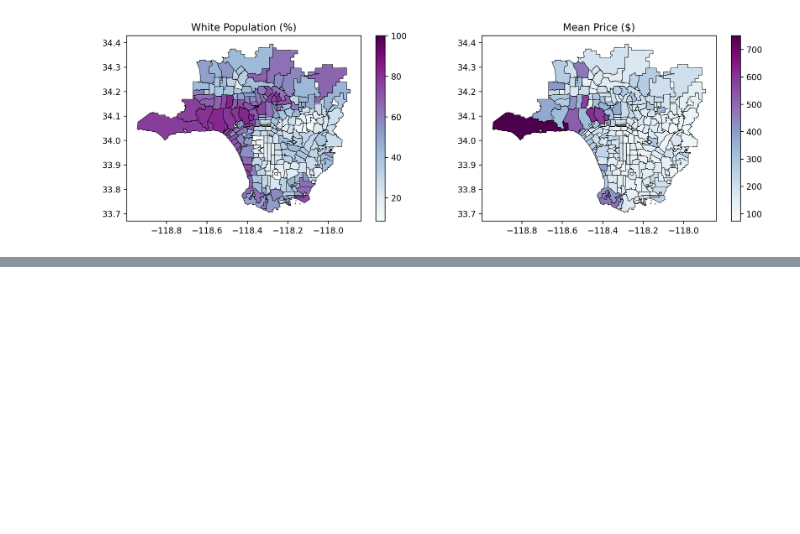
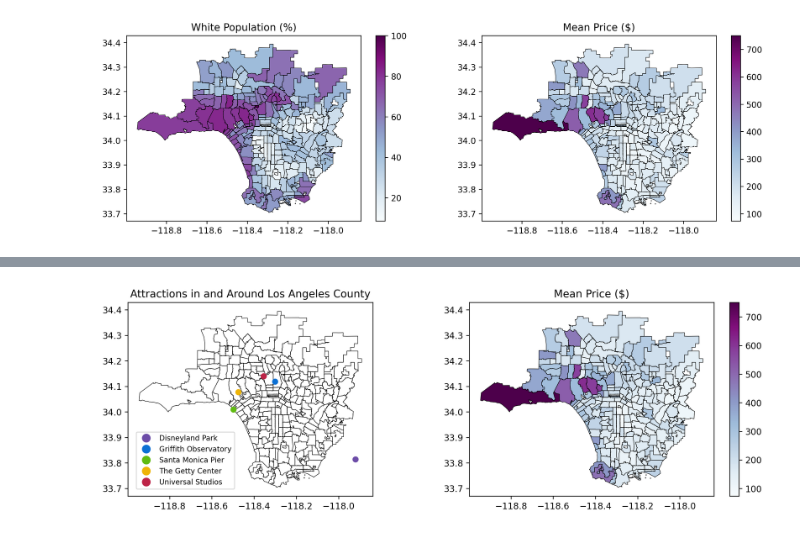
Before and after one commit to SameeckBhatia/Airbnb-ML-Economist, a Jupyter notebook: la_airbnb.ipynb, the cells around one changed output, grey strips where cells are left out. Cells and saved outputs as stored; diff of their text form; code cells hidden in the pictures; blank space fills up the shorter version.

```diff
--- a/la_airbnb.ipynb
+++ b/la_airbnb.ipynb
@@ -345,0 +375,19 @@ plt.show()
+# %%
+cmap = ListedColormap(["#6D4DA8", "#0C70D4", "#60BB11", "#EEB407", "#BD2347"])
+
+# Plotting
+fig, (gax1, gax2) = plt.subplots(1, 2, figsize=(14, 4), dpi=240)
+gdf_county.plot(ax=gax1, edgecolor=edge, color="white", lw=0.5)
+la_attractions_gdf.plot(ax=gax1, column="attraction", legend=True, cmap=cmap,
+                        legend_kwds={"bbox_to_anchor": [0.45, 0.35],
+                                     "fontsize": "small"})
+gdf_county.plot(ax=gax2, edgecolor=edge, column="price", lw=0.5,
+                cmap="BuPu", legend=True)
+
+# Formatting
+gax1.set_title("Attractions in and Around Los Angeles County")
+gax2.set_title("Mean Price ($)")
+
+plt.show()
+# %% [output]
+[figure, added]
```
Also changed, not shown: parts of 5 cells of this notebook.
